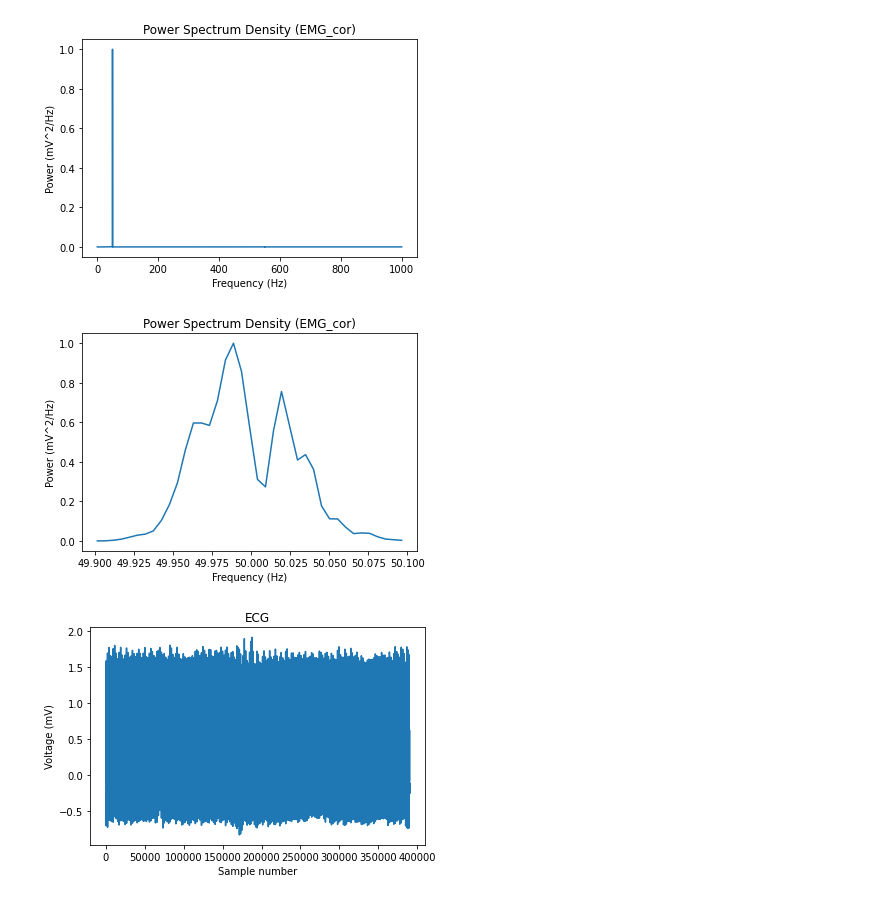
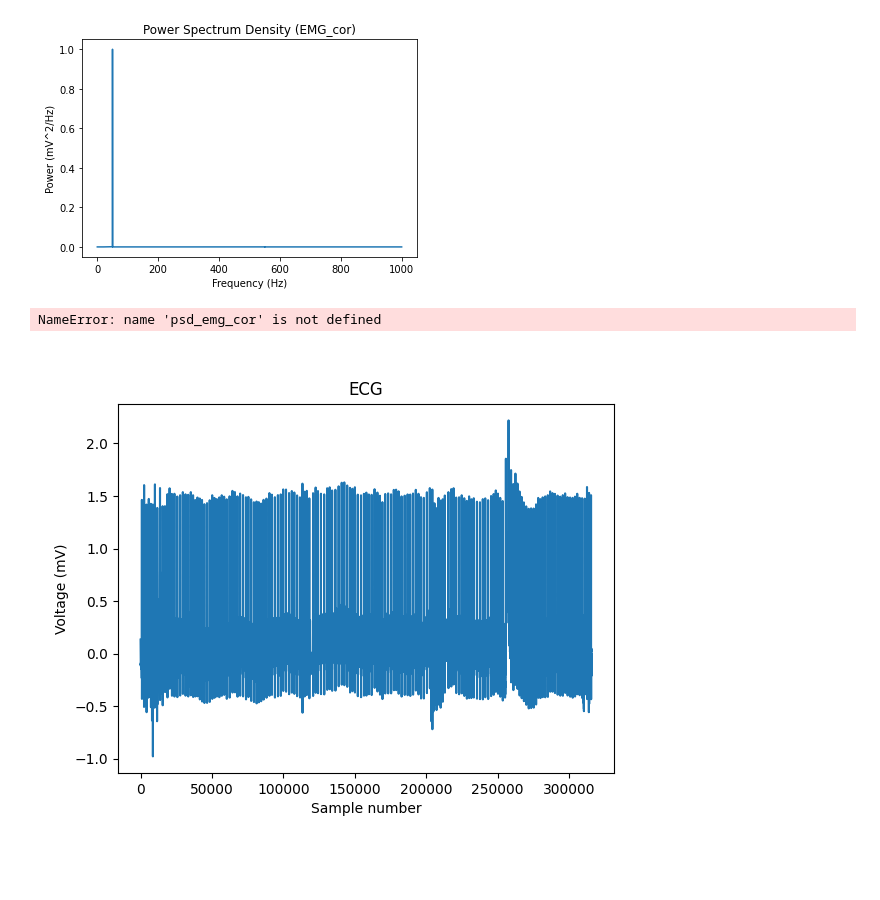
Before and after one commit to WiIIson/EMGFlow-Python-Package, a Jupyter notebook: PeakAffectDS-Analysis2.ipynb, the cells around one changed output. Drawn from its saved outputs; the diff is of its cells as text; code cells hidden in the pictures; blank space fills up the shorter version.

```diff
--- a/PeakAffectDS-Analysis2.ipynb
+++ b/PeakAffectDS-Analysis2.ipynb
@@ -18,7 +21,7 @@ import scipy.signal
 # Load data from subject 1 while watching the happy video
 #
 
-s1_happy = pd.read_csv('Data/Raw_PID_01-10/01/01-03-01.csv')
+s1_happy = pd.read_csv('Data/Raw_PID_01-10/03/03-02-03.csv')
 print('rows =', len(s1_happy.index))
 s1_happy.head()
 # %% [output]
@@ -208,19 +226,20 @@ plt.ylabel('Power (mV^2/Hz)')
 plt.title('Power Spectrum Density (EMG_cor)')
 plt.show()
 # %% [output]
-[figure, removed]
+NameError: name 'psd_emg_cor' is not defined
 # %%
 #
 # Plot ECG
 #
 
+plt.clf()
 plt.plot(s1_happy['ECG'])
 plt.xlabel('Sample number')
 plt.ylabel('Voltage (mV)')
 plt.title('ECG')
 plt.show()
 # %% [output]
-[figure, old version]
+[figure, new version]
 # %%
 #
 # Construct power spectral density for ECG
```
Also changed, not shown: parts of 13 cells of this notebook, 1 other file.
